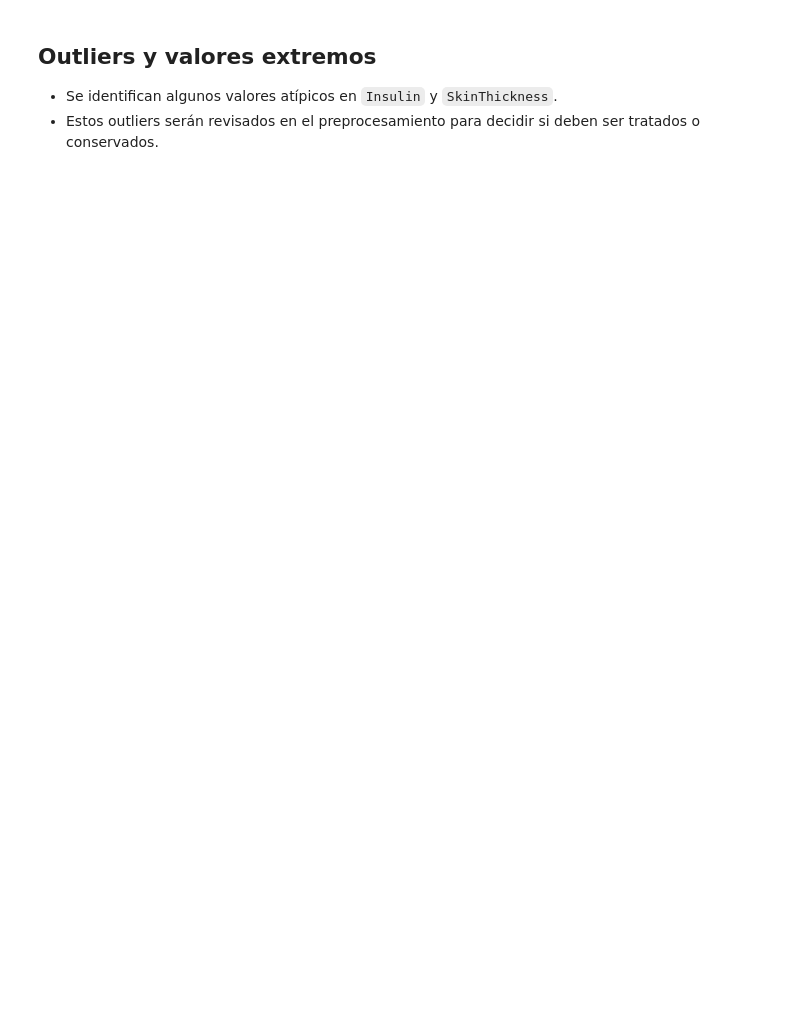
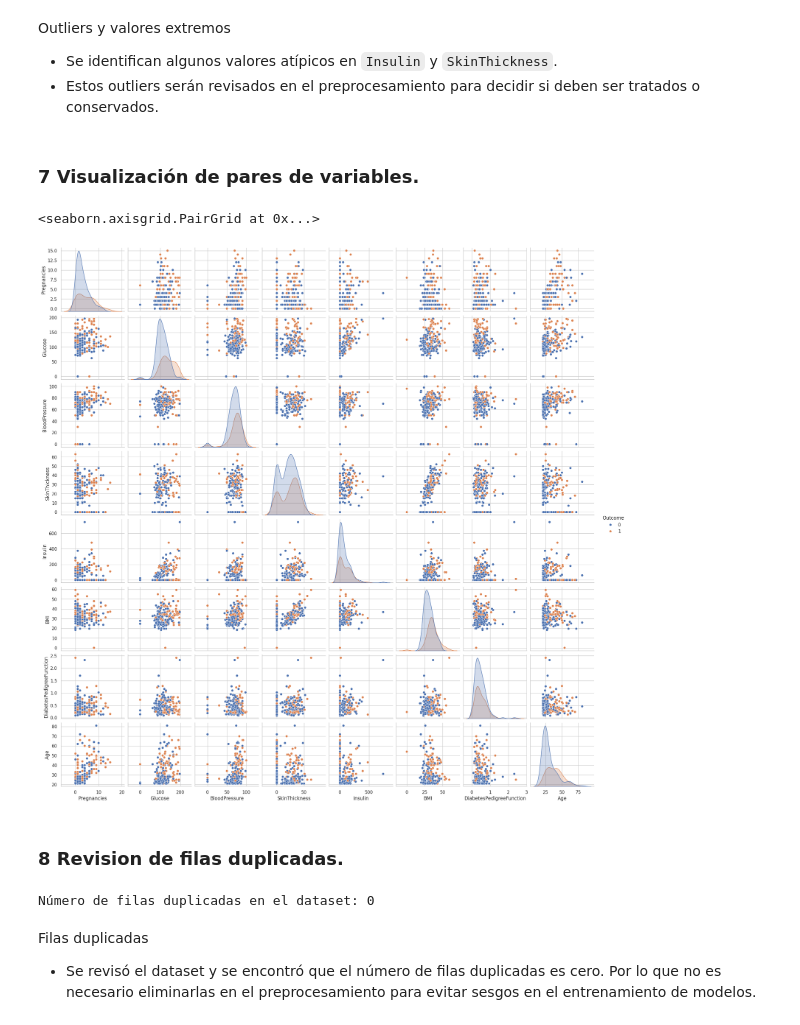
Before and after one commit to alexormx/mlflow-diabetes-prediction, a Jupyter notebook: notebooks/01_eda.ipynb, the cells around one changed output. Saved outputs shown, nothing was run; the diff lists cells and outputs as text; code cells hidden in the pictures; blank space fills up the shorter version.

```diff
--- a/notebooks/01_eda.ipynb
+++ b/notebooks/01_eda.ipynb
@@ -61,6 +122,27 @@ plt.tight_layout()
-# %% [markdown]
-## Outliers y valores extremos
-
-- Se identifican algunos valores atípicos en `Insulin` y `SkinThickness`.
-- Estos outliers serán revisados en el preprocesamiento para decidir si deben ser tratados o conservados.
+# %% [markdown]
+Outliers y valores extremos
+- Se identifican algunos valores atípicos en `Insulin` y `SkinThickness`.
+- Estos outliers serán revisados en el preprocesamiento para decidir si deben ser tratados o conservados.
+# %% [markdown]
+### 7 Visualización de pares de variables.
+# %%
+import seaborn as sns
+
+# visualización de pares de variables
+sns.pairplot(df.sample(200), hue="Outcome")
+# %% [output]
+<seaborn.axisgrid.PairGrid at 0x...>
+[figure, added]
+# %% [markdown]
+### 8 Revision de filas duplicadas.
+# %%
+# Revisar si hay filas duplicadas
+n_duplicados = df.duplicated().sum()
+print(f"Número de filas duplicadas en el dataset: {n_duplicados}")
+# %% [output]
+Número de filas duplicadas en el dataset: 0
+# %% [markdown]
+Filas duplicadas
+
+- Se revisó el dataset y se encontró que el número de filas duplicadas es cero. Por lo que no es necesario eliminarlas en el preprocesamiento para evitar sesgos en el entrenamiento de modelos.
 # %%
```
Also changed, not shown: parts of 19 cells of this notebook, 2 other files.
